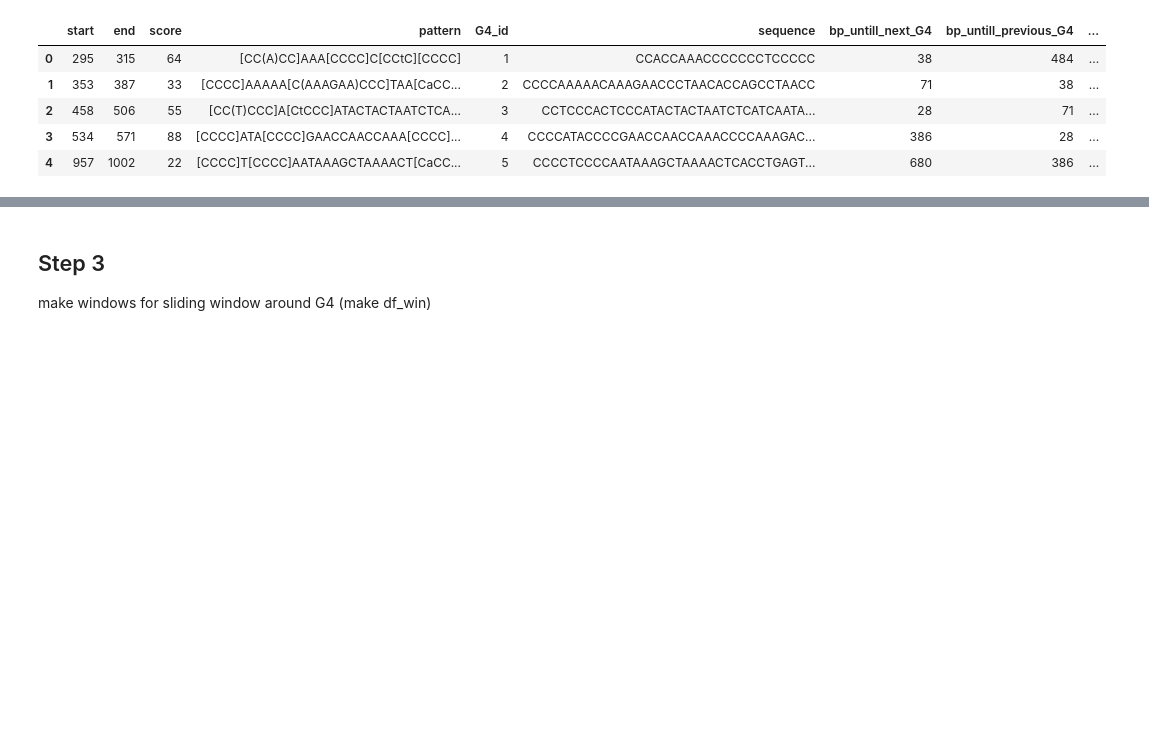
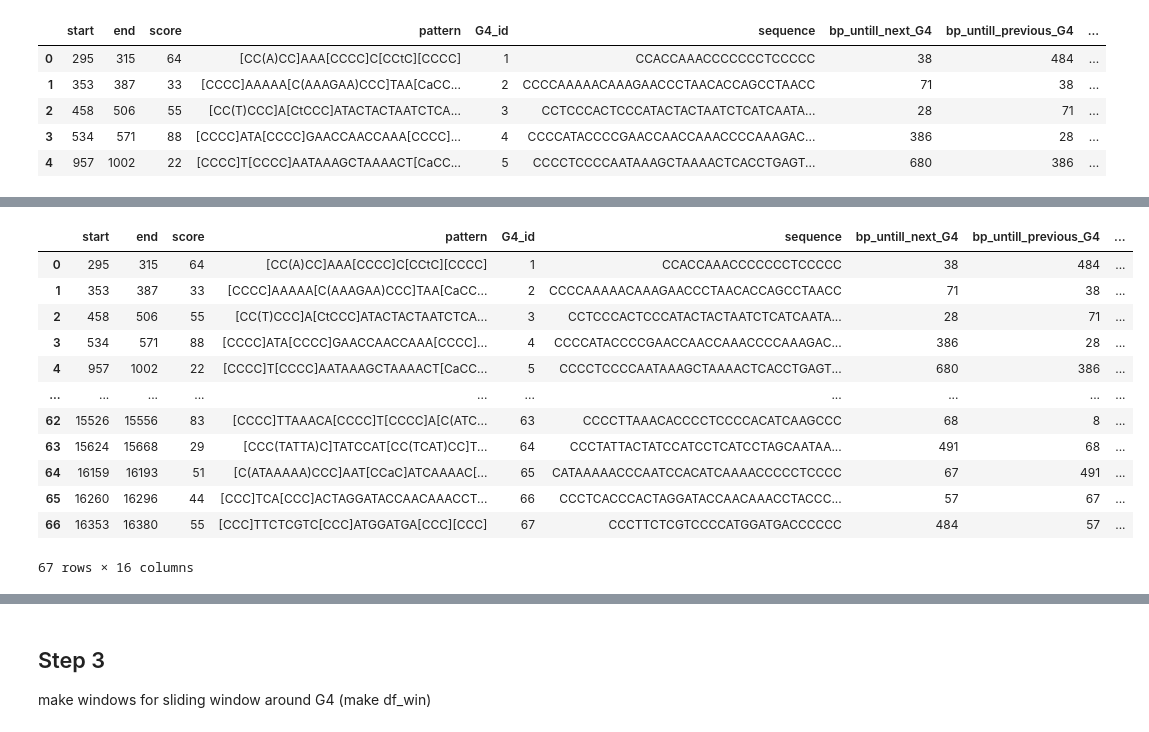
Before and after one commit to mitoclub/G4MutSpec, a Jupyter notebook: notebooks/data_preparation.ipynb, the cells around one changed output, grey strips where cells are left out. Cells and saved outputs as stored; diff of their text form; code cells hidden in the pictures; blank space fills up the shorter version.

```diff
--- a/notebooks/data_preparation.ipynb
+++ b/notebooks/data_preparation.ipynb
@@ -234,6 +240,32 @@ def collect_mut_cancer(df_cancers:pd.DataFrame, df_win:pd.DataFrame, for_positio
                                                 'G>A','G>C','G>T',
                                                 'T>A','T>C','T>G']].sum(axis=1)
     return df_win_cancer
+# %%
+def add_columns_15(df:pd.DataFrame): #for category
+    df['15_up'] = pd.concat([df[df['bp_untill_previous_G4'] < 15][['bp_untill_previous_G4', 'start']]\
+                                      .diff(axis=1)['bp_untill_previous_G4'],\
+                                     df[df['bp_untill_previous_G4'] >= 15]['start']-15])
+
+    df['15_down'] = pd.concat([df[df['bp_untill_next_G4'] < 15][['end', 'bp_untill_next_G4']]\
+                                        .diff(axis=1)['end'], \
+                                   df[df['bp_untill_next_G4'] >= 15]['end']+15])
+
+    df['30_up'] = pd.concat([df[df['bp_untill_previous_G4'] < 30][['bp_untill_previous_G4', 'start']]\
+                                      .diff(axis=1)['bp_untill_previous_G4'],\
+                                     df[df['bp_untill_previous_G4'] >= 30]['start']-30])
+
+    df['30_down'] = pd.concat([df[df['bp_untill_next_G4'] < 30][['end', 'bp_untill_next_G4']]\
+                                        .diff(axis=1)['end'], \
+                                   df[df['bp_untill_next_G4'] >= 30]['end']+30])
+
+    df['45_up'] = pd.concat([df[df['bp_untill_previous_G4'] < 45][['bp_untill_previous_G4', 'start']]\
+                                      .diff(axis=1)['bp_untill_previous_G4'],\
+                                     df[df['bp_untill_previous_G4'] >= 45]['start']-45])
+
+    df['45_down'] = pd.concat([df[df['bp_untill_next_G4'] < 45][['end', 'bp_untill_next_G4']]\
+                                        .diff(axis=1)['end'], \
+                                   df[df['bp_untill_next_G4'] >= 45]['end']+45])
+    return df
 # %% [markdown]
 # Data preparation
 # %% [markdown]
@@ -595,0 +702,18 @@ g4pqsconf.head()
+# %%
+g4pqsconf = add_columns_15(g4pqsconf).fillna(0)
+# %%
+g4pqsconf
+# %% [output]
+|  | start | end | score | pattern | G4_id | sequence | bp_untill_next_G4 | bp_untill_previous_G4 | ... |
+| 0 | 295 | 315 | 64 | [CC(A)CC]AAA[CCCC]C[CCtC][CCCC] | 1 | CCACCAAACCCCCCCTCCCCC | 38 | 484 | ... |
+| 1 | 353 | 387 | 33 | [CCCC]AAAAA[C(AAAGAA)CCC]TAA[CaCC... | 2 | CCCCAAAAACAAAGAACCCTAACACCAGCCTAACC | 71 | 38 | ... |
+| 2 | 458 | 506 | 55 | [CC(T)CCC]A[CtCCC]ATACTACTAATCTCA... | 3 | CCTCCCACTCCCATACTACTAATCTCATCAATA... | 28 | 71 | ... |
+| 3 | 534 | 571 | 88 | [CCCC]ATA[CCCC]GAACCAACCAAA[CCCC]... | 4 | CCCCATACCCCGAACCAACCAAACCCCAAAGAC... | 386 | 28 | ... |
+| 4 | 957 | 1002 | 22 | [CCCC]T[CCCC]AATAAAGCTAAAACT[CaCC... | 5 | CCCCTCCCCAATAAAGCTAAAACTCACCTGAGT... | 680 | 386 | ... |
+| ... | ... | ... | ... | ... | ... | ... | ... | ... | ... |
+| 62 | 15526 | 15556 | 83 | [CCCC]TTAAACA[CCCC]T[CCCC]A[C(ATC... | 63 | CCCCTTAAACACCCCTCCCCACATCAAGCCC | 68 | 8 | ... |
+| 63 | 15624 | 15668 | 29 | [CCC(TATTA)C]TATCCAT[CC(TCAT)CC]T... | 64 | CCCTATTACTATCCATCCTCATCCTAGCAATAA... | 491 | 68 | ... |
+| 64 | 16159 | 16193 | 51 | [C(ATAAAAA)CCC]AAT[CCaC]ATCAAAAC[... | 65 | CATAAAAACCCAATCCACATCAAAACCCCCTCCCC | 67 | 491 | ... |
+| 65 | 16260 | 16296 | 44 | [CCC]TCA[CCC]ACTAGGATACCAACAAACCT... | 66 | CCCTCACCCACTAGGATACCAACAAACCTACCC... | 57 | 67 | ... |
+| 66 | 16353 | 16380 | 55 | [CCC]TTCTCGTC[CCC]ATGGATGA[CCC][CCC] | 67 | CCCTTCTCGTCCCCATGGATGACCCCCC | 484 | 57 | ... |
+67 rows × 16 columns
```
Also changed, not shown: parts of 25 cells of this notebook, 5 other files.
